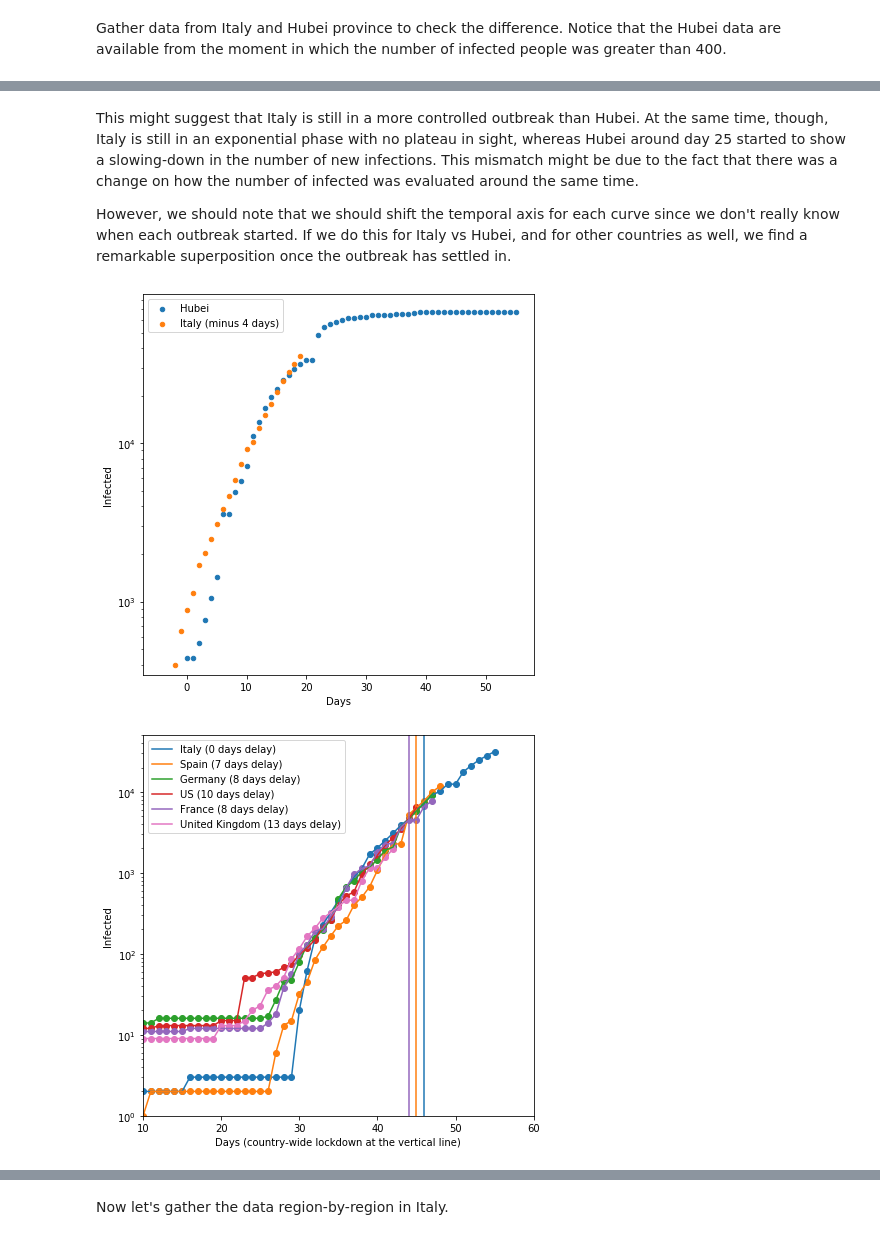
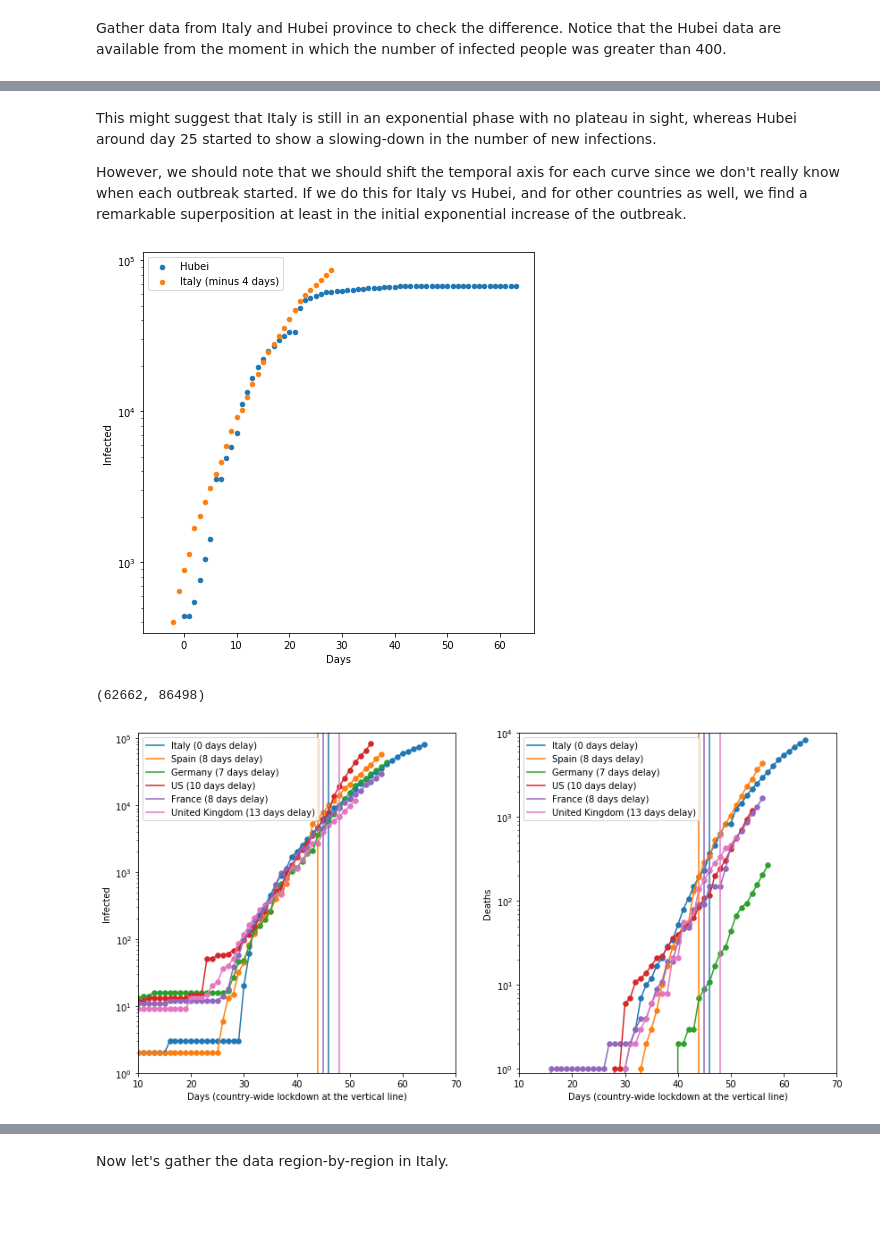
Before and after one commit to giorgionicoletti/COVID-19_preliminary, a Jupyter notebook: analysis.ipynb, the cells around one changed output, grey strips where cells are left out. Cells and saved outputs as stored; diff of their text form; code cells hidden in the pictures; blank space fills up the shorter version.

```diff
--- a/analysis.ipynb
+++ b/analysis.ipynb
@@ -23,7 +23,7 @@ for row in csv_reader:
 days_it = np.arange(0,len(data_it), 1)
 # %%
 data_hub = []
-url = 'https://raw.githubusercontent.com/CSSEGISandData/COVID-19/master/csse_covid_19_data/csse_covid_19_time_series/time_series_19-covid-Confirmed.csv'
+url = 'https://raw.githubusercontent.com/CSSEGISandData/COVID-19/master/csse_covid_19_data/csse_covid_19_time_series/time_series_covid19_confirmed_global.csv'
 csv_file = request.urlopen(url).read().decode('utf8').split("\n")
 csv_reader = csv.DictReader(csv_file)
 
@@ -48,7 +49,7 @@ plt.show()
 # %% [markdown]
-This might suggest that Italy is still in a more controlled outbreak than Hubei. At the same time, though, Italy is still in an exponential phase with no plateau in sight, whereas Hubei around day 25 started to show a slowing-down in the number of new infections. This mismatch might be due to the fact that there was a change on how the number of infected was evaluated around the same time.
+This might suggest that Italy is still in an exponential phase with no plateau in sight, whereas Hubei around day 25 started to show a slowing-down in the number of new infections.
 
-However, we should note that we should shift the temporal axis for each curve since we don't really know when each outbreak started. If we do this for Italy vs Hubei, and for other countries as well, we find a remarkable superposition once the outbreak has settled in.
+However, we should note that we should shift the temporal axis for each curve since we don't really know when each outbreak started. If we do this for Italy vs Hubei, and for other countries as well, we find a remarkable superposition at least in the initial exponential increase of the outbreak.
 # %%
 plt.figure(figsize=(7,7))
 data_it = np.array(data_it)
@@ -58,11 +59,16 @@ plt.legend()
 plt.xlabel('Days')
 plt.ylabel('Infected')
 plt.yscale('log')
+plt.savefig('italy_hubei_tras.png', dpi = 300, bbox_inches = 'tight')
 plt.show()
 # %% [output]
-[figure, old version]
+[figure, new version]
+# %%
+data_hub[len(data_it)-3], data_it[-1]
+# %% [output]
+(62662, 86498)
 # %%
-url = 'https://raw.githubusercontent.com/CSSEGISandData/COVID-19/master/csse_covid_19_data/csse_covid_19_time_series/time_series_19-covid-Confirmed.csv'
+url = 'https://raw.githubusercontent.com/CSSEGISandData/COVID-19/master/csse_covid_19_data/csse_covid_19_time_series/time_series_covid19_confirmed_global.csv'
 
 clist = ['Italy', 'Spain', 'Germany', 'US', 'France', 'United Kingdom']
 tlist = []
@@ -74,30 +80,60 @@ for country in clist:
     csv_reader = csv.DictReader(csv_file)
     for row in csv_reader:
         if row['Country/Region'] == country:
-            temp.append(np.array(list(row.values())[4:-1]).astype('int'))
+            temp.append(np.array(list(row.values())[4:]).astype('int'))
     tlist.append(np.sum(temp, axis = 0))
+# %%
+url= 'https://raw.githubusercontent.com/CSSEGISandData/COVID-19/master/csse_covid_19_data/csse_covid_19_time_series/time_series_covid19_deaths_global.csv'
+clist = ['Italy', 'Spain', 'Germany', 'US', 'France', 'United Kingdom']
+dlist = []
+
+for country in clist:
+    temp = []
+
+    csv_file = request.urlopen(url).read().decode('utf8').split("\n")
+    csv_reader = csv.DictReader(csv_file)
+    for row in csv_reader:
+        if row['Country/Region'] == country:
+            temp.append(np.array(list(row.values())[4:]).astype('int'))
+    dlist.append(np.sum(temp, axis = 0))
 # %%
 days = [np.arange(0,len(t), 1) for t in tlist]
-days_t = [0, 7, 8, 10, 8, 13]
-ld_list = [46, 52, None, None, 52, None] # 46 is the index for 09/03, 52 for 15/03
+days_t = [0, 8, 7, 10, 8, 13]
+ld_list = [46, 52, None, None, 53, 61] # 46 is the index for 09/03, 52 for 15/03
+                                         # 61 for 24/03
 
 colorlist = plt.cm.tab10(np.linspace(0,len(days_t)/10,len(days_t)))
-fig, ax = plt.subplots(figsize = (7,7))
+fig, ax = plt.subplots(nrows = 1, ncols = 2, figsize = (14,7))
 
 for x, y, l, dt, ld, c in zip(days, tlist, clist, days_t, ld_list, colorlist):
-    ax.plot(x-dt,y, label = l + ' (' + str(dt) + ' days delay)', color = c)
-    ax.scatter(x-dt,y, color = c)
+    ax[0].plot(x-dt,y, label = l + ' (' + str(dt) + ' days delay)', color = c)
+    ax[0].scatter(x-dt,y, color = c, s= 30)
     if ld != None:
-        plt.axvline(x=ld-dt, color = c)
+        ax[0].axvline(x=ld-dt, color = c)
 
-plt.yscale('log')
-plt.xlim(10,60)
-plt.ylim(1,50000)
-plt.legend(loc = 2)
-plt.xlabel('Days (country-wide lockdown at the vertical line)')
-plt.ylabel('Infected')
+ax[0].set_xlabel('Days (country-wide lockdown at the vertical line)')
+ax[0].set_ylabel('Infected')
+ax[0].set_yscale('log')
+ax[0].set_xlim(10,70)
+ax[0].set_ylim(1,120000)
+ax[0].legend(loc = 2)
+
+for x, y, l, dt, ld, c in zip(days, dlist, clist, days_t, ld_list, colorlist):
+    ax[1].plot(x-dt,y, label = l + ' (' + str(dt) + ' days delay)', color = c)
+    ax[1].scatter(x-dt,y, color = c, s = 30)
+    if ld != None:
+        ax[1].axvline(x=ld-dt, color = c)
+
+ax[1].set_xlabel('Days (country-wide lockdown at the vertical line)')
+ax[1].set_ylabel('Deaths')
+ax[1].set_yscale('log')
+ax[1].set_xlim(10,70)
+ax[1].set_ylim(0.9,10000)
+ax[1].legend(loc = 2)
+
+
 plt.savefig('countries.png', dpi = 300, bbox_inches = 'tight')
 plt.show()
 # %% [output]
-[figure, old version]
+[figure, new version]
 # %% [markdown]
```
Also changed, not shown: parts of 17 cells of this notebook.
